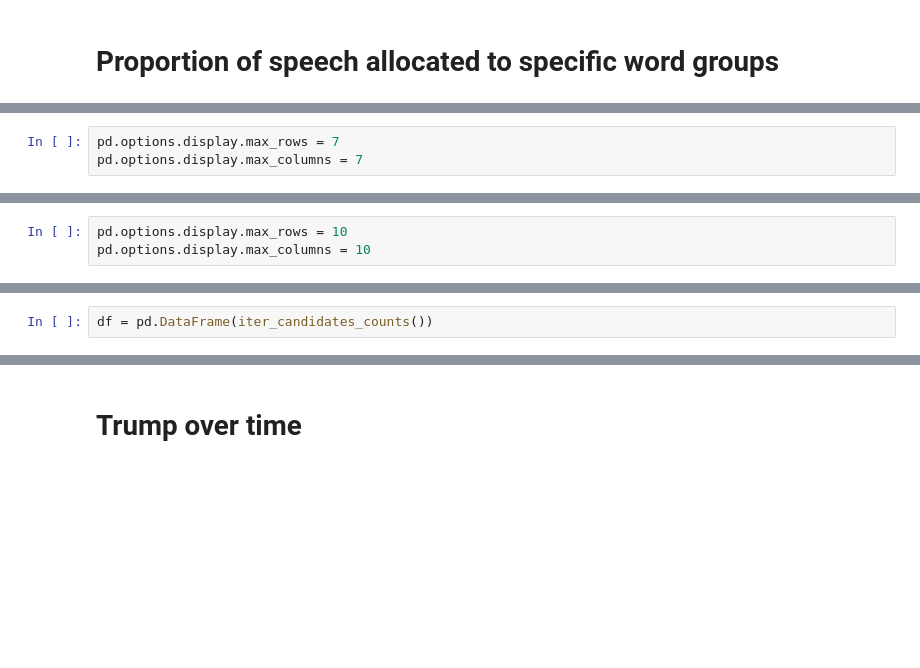
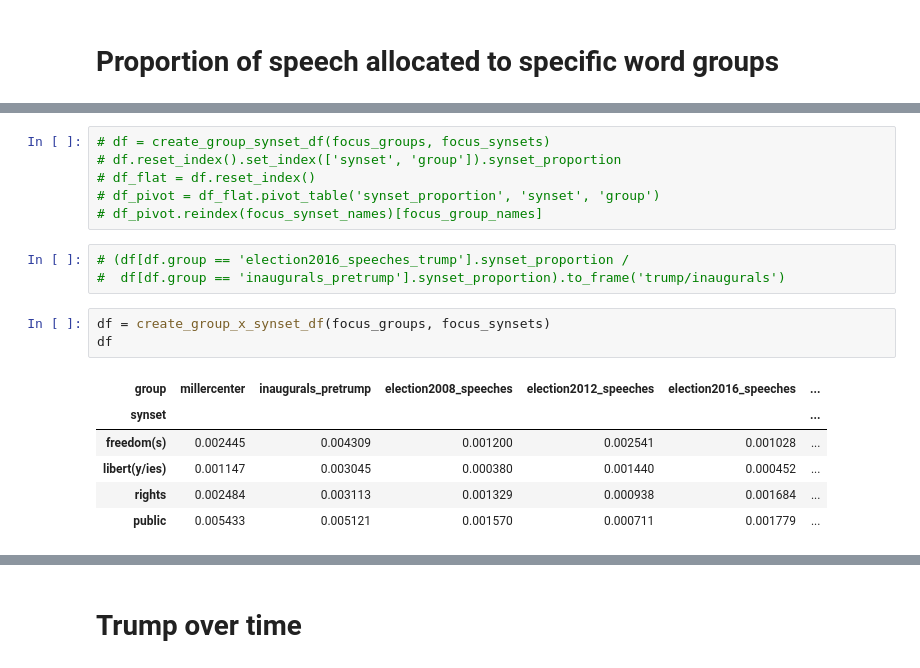
Before and after one commit to chbrown/presidents, a Jupyter notebook: notebooks/Words-with-Trump.ipynb, the cells around one changed output, grey strips where cells are left out. Cells and saved outputs as stored; diff of their text form; blank space fills up the shorter version.

```diff
--- a/notebooks/Words-with-Trump.ipynb
+++ b/notebooks/Words-with-Trump.ipynb
@@ -181,3 +136,0 @@ plt.tight_layout()
-# %%
-pd.options.display.max_rows = 7
-pd.options.display.max_columns = 7
@@ -252,3 +136,0 @@ NameError: name 'df_xtab' is not defined
-# %%
-pd.options.display.max_rows = 10
-pd.options.display.max_columns = 10
@@ -318,2 +136,0 @@ def iter_candidates_counts():
-# %%
-df = pd.DataFrame(iter_candidates_counts())
@@ -383,0 +228,19 @@ plt.tight_layout()
+# %%
+# df = create_group_synset_df(focus_groups, focus_synsets)
+# df.reset_index().set_index(['synset', 'group']).synset_proportion
+# df_flat = df.reset_index()
+# df_pivot = df_flat.pivot_table('synset_proportion', 'synset', 'group')
+# df_pivot.reindex(focus_synset_names)[focus_group_names]
+# %%
+# (df[df.group == 'election2016_speeches_trump'].synset_proportion /
+#  df[df.group == 'inaugurals_pretrump'].synset_proportion).to_frame('trump/inaugurals')
+# %%
+df = create_group_x_synset_df(focus_groups, focus_synsets)
+df
+# %% [output]
+| group | millercenter | inaugurals_pretrump | election2008_speeches | election2012_speeches | election2016_speeches | ... |
+| synset |  |  |  |  |  | ... |
+| freedom(s) | 0.002445 | 0.004309 | 0.001200 | 0.002541 | 0.001028 | ... |
+| libert(y/ies) | 0.001147 | 0.003045 | 0.000380 | 0.001440 | 0.000452 | ... |
+| rights | 0.002484 | 0.003113 | 0.001329 | 0.000938 | 0.001684 | ... |
+| public | 0.005433 | 0.005121 | 0.001570 | 0.000711 | 0.001779 | ... |
```
Also changed, not shown: parts of 69 cells of this notebook.
